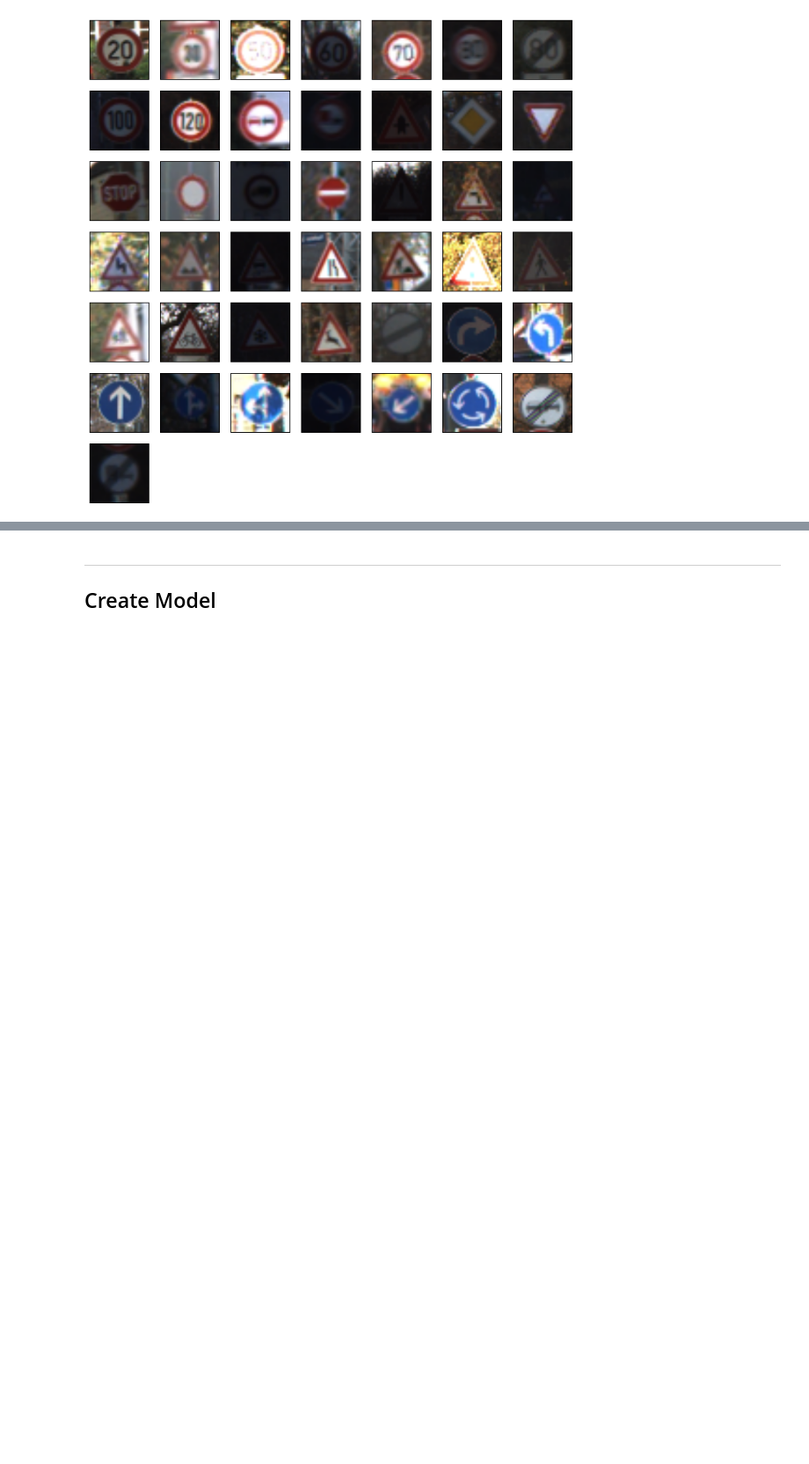
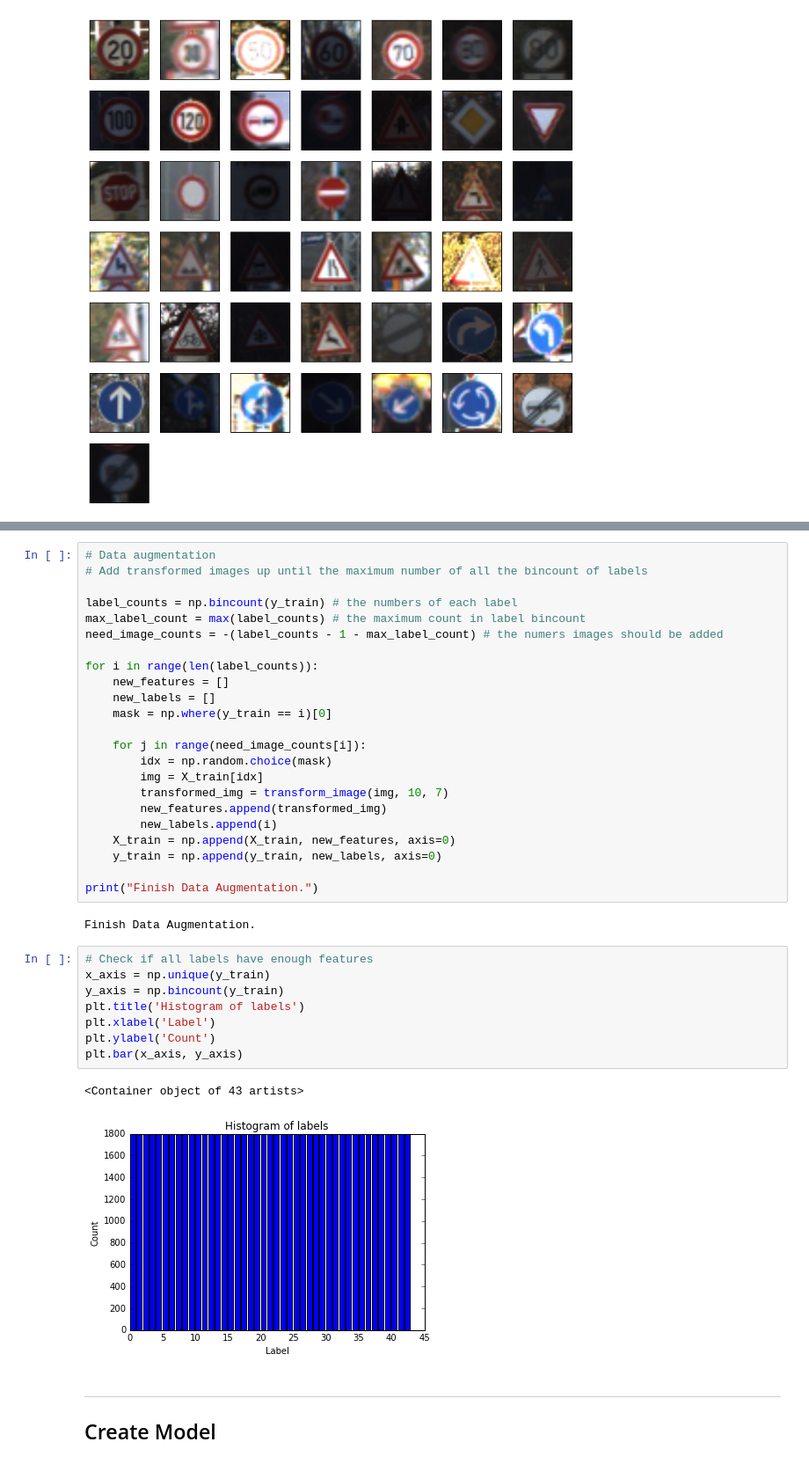
Before and after one commit to h-shib/Traffic-Sign-Classifier, a Jupyter notebook: Traffic_Sign_Classifier.ipynb, the cells around one changed output, grey strips where cells are left out. Shown: that part at 88% size. Saved outputs shown, nothing was run; the diff lists cells and outputs as text; blank space fills up the shorter version.

Commit message:
add data augmentation

```diff
--- a/Traffic_Sign_Classifier.ipynb
+++ b/Traffic_Sign_Classifier.ipynb
@@ -78,3 +110,39 @@ for i in indices:
+# %%
+# Data augmentation
+# Add transformed images up until the maximum number of all the bincount of labels
+
+label_counts = np.bincount(y_train) # the numbers of each label
+max_label_count = max(label_counts) # the maximum count in label bincount
+need_image_counts = -(label_counts - 1 - max_label_count) # the numers images should be added
+
+for i in range(len(label_counts)):
+    new_features = []
+    new_labels = []
+    mask = np.where(y_train == i)[0]
+
+    for j in range(need_image_counts[i]):
+        idx = np.random.choice(mask)
+        img = X_train[idx]
+        transformed_img = transform_image(img, 10, 7)
+        new_features.append(transformed_img)
+        new_labels.append(i)
+    X_train = np.append(X_train, new_features, axis=0)
+    y_train = np.append(y_train, new_labels, axis=0)
+
+print("Finish Data Augmentation.")
+# %% [output]
+Finish Data Augmentation.
+# %%
+# Check if all labels have enough features
+x_axis = np.unique(y_train)
+y_axis = np.bincount(y_train)
+plt.title('Histogram of labels')
+plt.xlabel('Label')
+plt.ylabel('Count')
+plt.bar(x_axis, y_axis)
+# %% [output]
+<Container object of 43 artists>
+[figure, added]
 # %% [markdown]
 ---
 ## Create Model
```
Also changed, not shown: parts of 3 cells of this notebook.
